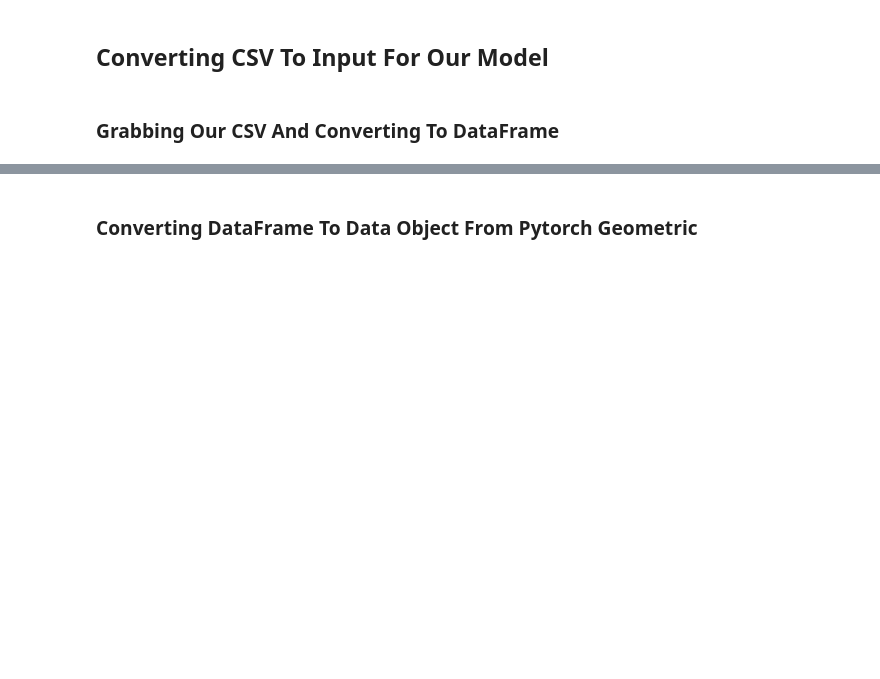
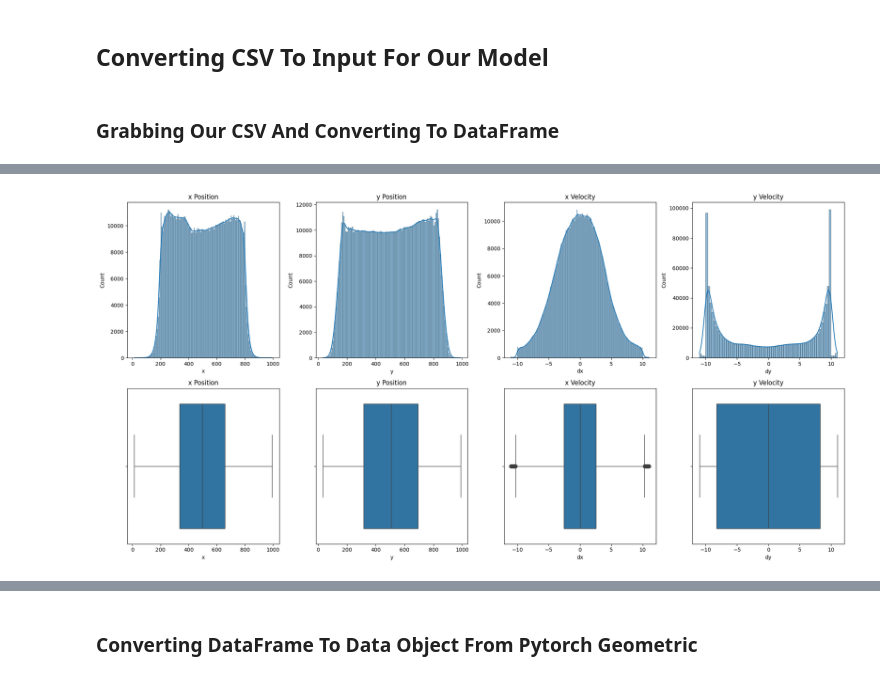
Before and after one commit to NACME-AIML-2024/final-project-los-pajaros, a Jupyter notebook: boids/model.ipynb, the cells around one changed output, grey strips where cells are left out. Saved outputs shown, nothing was run; the diff lists cells and outputs as text; code cells hidden in the pictures; blank space fills up the shorter version.

```diff
--- a/boids/model.ipynb
+++ b/boids/model.ipynb
@@ -48,0 +73,23 @@ sim_edges_df.head(5)
+# %%
+import matplotlib.pyplot as plt
+import seaborn as sns
+
+# Set up the matplotlib figure
+fig, axes = plt.subplots(nrows=2, ncols=4, figsize=(20, 10))
+
+# Plot histograms
+sns.histplot(sim_df['x'], ax=axes[0, 0], kde=True).set(title='x Position')
+sns.histplot(sim_df['y'], ax=axes[0, 1], kde=True).set(title='y Position')
+sns.histplot(sim_df['dx'], ax=axes[0, 2], kde=True).set(title='x Velocity')
+sns.histplot(sim_df['dy'], ax=axes[0, 3], kde=True).set(title='y Velocity')
+
+# Plot box plots
+sns.boxplot(x=sim_df['x'], ax=axes[1, 0]).set(title='x Position')
+sns.boxplot(x=sim_df['y'], ax=axes[1, 1]).set(title='y Position')
+sns.boxplot(x=sim_df['dx'], ax=axes[1, 2]).set(title='x Velocity')
+sns.boxplot(x=sim_df['dy'], ax=axes[1, 3]).set(title='y Velocity')
+
+plt.tight_layout()
+plt.show()
+# %% [output]
+[figure, added]
```
Also changed, not shown: parts of 20 cells of this notebook, 11 other files.
